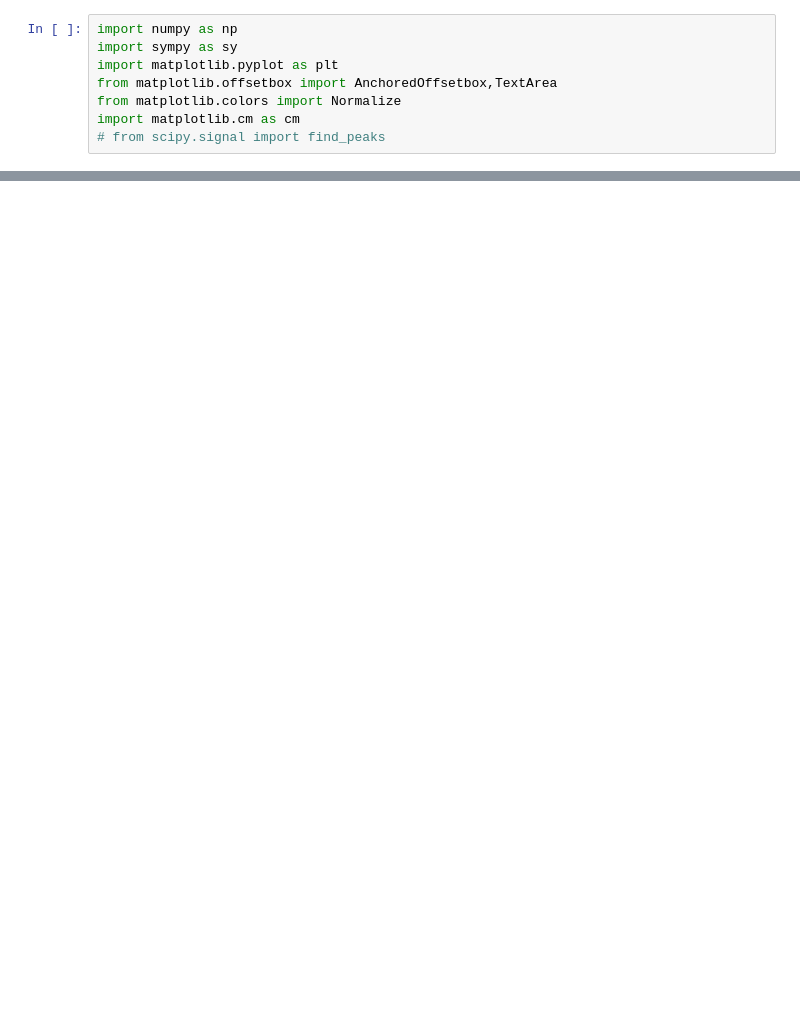
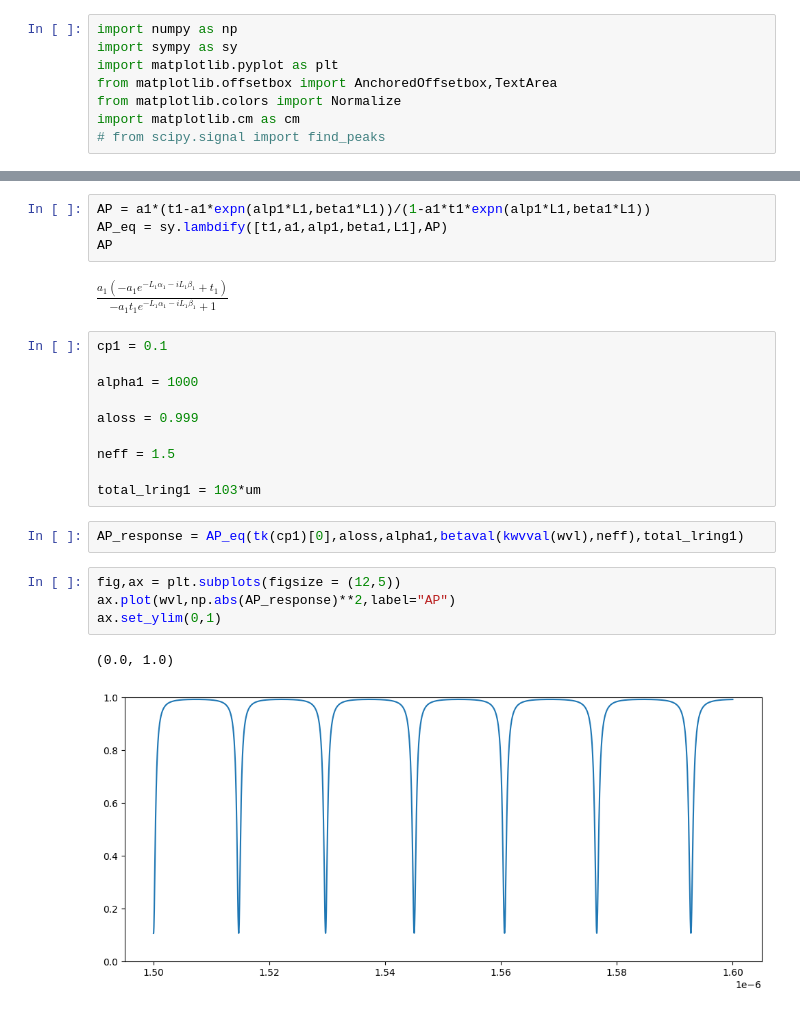
Before and after one commit to JezVillarde/Schwelb, a Jupyter notebook: RingResonators.ipynb, the cells around one changed output, grey strips where cells are left out. Cells and saved outputs as stored; diff of their text form; blank space fills up the shorter version.

Commit message:
initial plotting of AP

```diff
--- a/RingResonators.ipynb
+++ b/RingResonators.ipynb
@@ -86,0 +125,25 @@ import matplotlib.cm as cm
+# %%
+AP = a1*(t1-a1*expn(alp1*L1,beta1*L1))/(1-a1*t1*expn(alp1*L1,beta1*L1))
+AP_eq = sy.lambdify([t1,a1,alp1,beta1,L1],AP)
+AP
+# %% [output]
+$\displaystyle \frac{a_{1} \left(- a_{1} e^{- L_{1} \alpha_{1} - i L_{1} \beta_{1}} + t_{1}\right)}{- a_{1} t_{1} e^{- L_{1} \alpha_{1} - i L_{1} \beta_{1}} + 1}$
+# %%
+cp1 = 0.1
+
+alpha1 = 1000
+
+aloss = 0.999
+
+neff = 1.5
+
+total_lring1 = 103*um
+# %%
+AP_response = AP_eq(tk(cp1)[0],aloss,alpha1,betaval(kwvval(wvl),neff),total_lring1)
+# %%
+fig,ax = plt.subplots(figsize = (12,5))
+ax.plot(wvl,np.abs(AP_response)**2,label="AP")
+ax.set_ylim(0,1)
+# %% [output]
+(0.0, 1.0)
+[figure, added]
```
Also changed, not shown: parts of 3 cells of this notebook.
